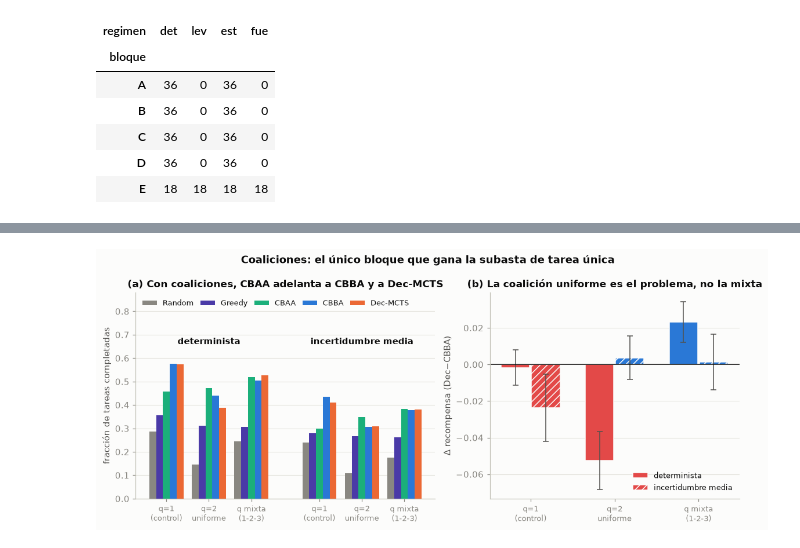
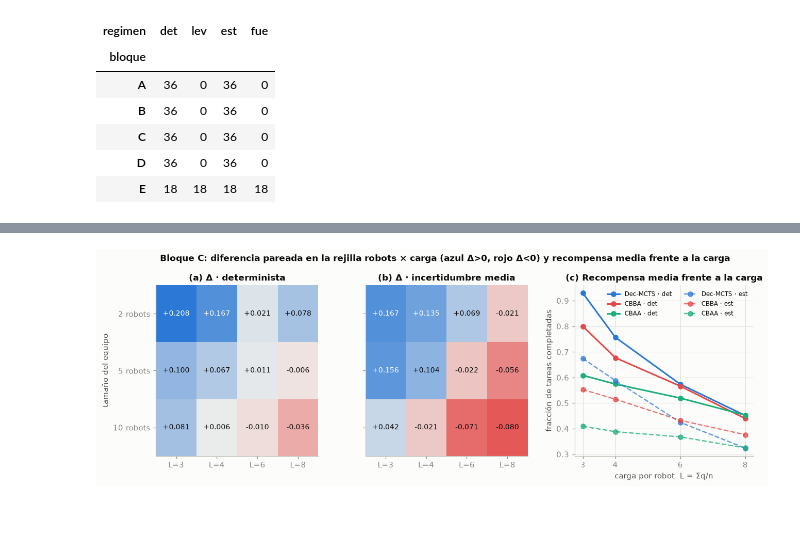
Before and after one commit to manuolias/DEC-MRTAU, a Jupyter notebook: analisis/evaluacion_final.ipynb, the cells around one changed output, grey strips where cells are left out. Drawn from its saved outputs; the diff is of its cells as text; code cells hidden in the pictures; blank space fills up the shorter version.

```diff
--- a/analisis/evaluacion_final.ipynb
+++ b/analisis/evaluacion_final.ipynb
@@ -59,18 +82,24 @@ from pathlib import Path
 RUTA = Path('catalogo_v3.csv') if Path('catalogo_v3.csv').exists() else Path('analisis/catalogo_v3.csv')
 FIGS = RUTA.parent / 'figuras'; FIGS.mkdir(exist_ok=True)
 
-# ── Paleta (validada para daltonismo: CVD ΔE 9.2, visión normal 16.3, all-pairs) ──
+# ── Paleta base (validada para daltonismo: CVD ΔE 9.2, visión normal 16.3, all-pairs) ──
 INK, INK2, MUTED    = '#0b0b0b', '#52514e', '#898781'
 GRID, AXIS, SURFACE = '#e1e0d9', '#c3c2b7', '#fcfcfb'
-NEG, POS, MID       = '#e34948', '#2a78d6', '#f0efec'      # divergente: rojo ↔ azul
-DIV = LinearSegmentedColormap.from_list('div', [NEG, MID, POS])
+NEG, POS, MID       = '#e34948', '#2a78d6', '#f0efec'      # rojo ↔ azul (escala divergente)
+DIV = LinearSegmentedColormap.from_list('div', [NEG, MID, POS])   # solo para DIFERENCIAS
+SEQ = LinearSegmentedColormap.from_list('seq', [SURFACE, '#2f2e2b'])  # magnitudes sin signo
 
-COLOR  = {'cbba': '#2a78d6', 'dec-mcts-v4-g9999': '#eb6834',
-          'cbaa': '#1baf7a', 'greedy': '#4a3aa7', 'random': MUTED}
-NOMBRE = {'cbba': 'CBBA', 'dec-mcts-v4-g9999': 'Dec-MCTS', 'cbaa': 'CBAA',
-          'greedy': 'Greedy', 'random': 'Random'}
+# ── Color fijo por solver, idéntico en todas las figuras del cuaderno ──
+COLOR  = {'random': MUTED, 'greedy': '#4a3aa7', 'cbaa': '#1baf7a',
+          'cbba': NEG, 'dec-mcts-v4-g9999': POS}
+NOMBRE = {'random': 'Random', 'greedy': 'Greedy', 'cbaa': 'CBAA',
+          'cbba': 'CBBA', 'dec-mcts-v4-g9999': 'Dec-MCTS'}
 SOLVERS = ['random', 'greedy', 'cbaa', 'cbba', 'dec-mcts-v4-g9999']
 DEC, REF = 'dec-mcts-v4-g9999', 'cbba'
+
+# ── Colores auxiliares: NO corresponden a ningún solver ──
+C_REG = {'det': INK, 'est': '#eb6834'}                     # cortes por régimen
+C_TAM = {2: '#b9b8b0', 5: '#7a7974', 10: INK}              # cortes por tamaño de equipo
 
 REGS    = ['det', 'lev', 'est', 'fue']
 REGIMEN = {'det': 'determinista\nρ=1.0  σ=0', 'lev': 'leve\nρ=0.9  σ=1',
@@ -887,35 +906,36 @@ El bloque completo, y quién lo gana:
 # %%
-fig, (ax1, ax2) = plt.subplots(1, 2, figsize=(12.2, 4.2), gridspec_kw={'width_ratios': [1.2, 1]})
+fig, axes = plt.subplots(1, 3, figsize=(13.6, 3.9), gridspec_kw={'width_ratios': [1, 1, 1.1],
+                                                                 'wspace': 0.28})
+Ls, Rs = [3, 4, 6, 8], [2, 5, 10]
 
-qs  = ['q1', 'q2', 'qm']
-eti = ['q=1\n(control)', 'q=2\nuniforme', 'q mixta\n(1-2-3)']
-x, w = np.arange(3), 0.16
-# (a) niveles por coalición, los dos regímenes uno al lado del otro
-for j, reg in enumerate(('det', 'est')):
-    sub = combD[combD.regimen == reg].groupby('coalicion', observed=True)[SOLVERS].mean().reindex(qs)
-    for k, s in enumerate(SOLVERS):
-        ax1.bar(x + j * 3.6 + (k - 2) * w, sub[s].values, w, color=COLOR[s],
-                label=NOMBRE[s] if j == 0 else None)
-ax1.set_xticks(list(x) + list(x + 3.6), eti + eti, fontsize=8.2)
-ax1.text(1, 0.66, 'determinista', ha='center', fontsize=9.5, color=INK, fontweight='semibold')
-ax1.text(4.6, 0.66, 'incertidumbre media', ha='center', fontsize=9.5, color=INK, fontweight='semibold')
-ax1.set_ylim(0, 0.88); ax1.set_ylabel('fracción de tareas completadas')
-ax1.set_title('(a) Con coaliciones, CBAA adelanta a CBBA y a Dec-MCTS')
-ax1.legend(ncol=5, fontsize=8.2, loc='upper left', columnspacing=.9)
-ax1.grid(axis='x', visible=False)
+for k, (ax, reg, tit) in enumerate(zip(axes[:2], ('det', 'est'),
+                                       ('(a) Δ · determinista', '(b) Δ · incertidumbre media'))):
+    m = grid[grid.regimen == reg].pivot_table(index='robots', columns='carga', values='delta')
+    m = m.reindex(index=Rs, columns=Ls)
+    ax.imshow(m.values, cmap=DIV, aspect='auto',
+              norm=TwoSlopeNorm(vmin=-0.09, vcenter=0, vmax=0.21))
+    for i in range(3):
+        for j in range(4):
+            ax.text(j, i, f'{m.values[i, j]:+.3f}', ha='center', va='center', fontsize=9,
+                    color='white' if abs(m.values[i, j]) > 0.13 else INK)
+    ax.set_xticks(range(4), [f'L={l}' for l in Ls])
+    ax.set_yticks(range(3), [f'{r} robots' for r in Rs] if k == 0 else [''] * 3)
+    ax.set_title(tit); ax.grid(False)
+axes[0].set_ylabel('tamaño del equipo')
 
-# (b) Δ por coalición y régimen
-for j, (reg, hatch, lab) in enumerate((('det', None, 'determinista'), ('est', '///', 'incertidumbre media'))):
-    d = combD[combD.regimen == reg].groupby('coalicion', observed=True).delta.agg(['mean', 'sem']).reindex(qs)
-    ax2.bar(x + (j - .5) * .36, d['mean'], .34, yerr=d['sem'], hatch=hatch, label=lab,
-            color=[POS if v > 0 else NEG for v in d['mean']], edgecolor=SURFACE,
-            error_kw=dict(ecolor=INK2, elinewidth=1, capsize=3))
-ax2.axhline(0, color=INK, lw=1)
-ax2.set_xticks(x, eti, fontsize=8.5); ax2.set_ylabel('Δ recompensa (Dec−CBBA)')
-ax2.set_title('(b) La coalición uniforme es el problema, no la mixta')
-ax2.legend(fontsize=8.5, loc='lower right'); ax2.grid(axis='x', visible=False)
+# (c) niveles frente a la carga
+ax = axes[2]
+for reg, ls in (('det', '-'), ('est', '--')):
+    for s in (DEC, REF, 'cbaa'):
+        y = grid[grid.regimen == reg].groupby('carga')[s].mean().reindex(Ls)
+        ax.plot(Ls, y.values, ls, marker='o', color=COLOR[s], lw=2 if ls == '-' else 1.6,
+                label=f'{NOMBRE[s]} · {reg}', alpha=1 if ls == '-' else .75)
+ax.set_xticks(Ls); ax.set_xlabel('carga por robot  L = Σq/n')
+ax.set_ylabel('fracción de tareas completadas')
+ax.set_title('(c) Recompensa media frente a la carga'); ax.legend(fontsize=7.8, ncol=2, loc='upper right')
 
-fig.suptitle('Coaliciones: el único bloque que gana la subasta de tarea única',
-             fontsize=11.5, fontweight='semibold', y=1.02, color=INK)
-guardar(fig, 'p2_D_coaliciones'); plt.show()
+fig.suptitle('Bloque C: diferencia pareada en la rejilla robots × carga (azul Δ>0, rojo Δ<0) '
+             'y recompensa media frente a la carga',
+             fontsize=11, fontweight='semibold', y=1.02, color=INK)
+guardar(fig, 'p2_C_carga'); plt.show()
 # %% [output]
@@ -923,2 +942,2 @@ findfont: Failed to find font weight semibold, now using 700.
-[figure, old version]
+[figure, new version]
 # %% [markdown]
```
Also changed, not shown: parts of 101 cells of this notebook, 33 other files.
